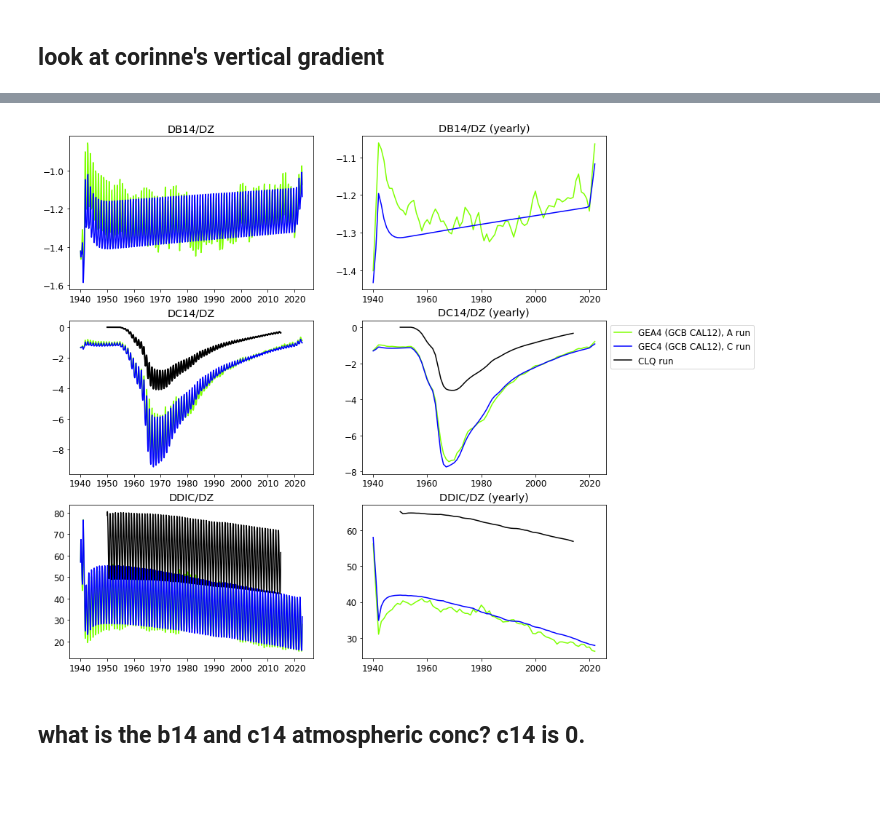
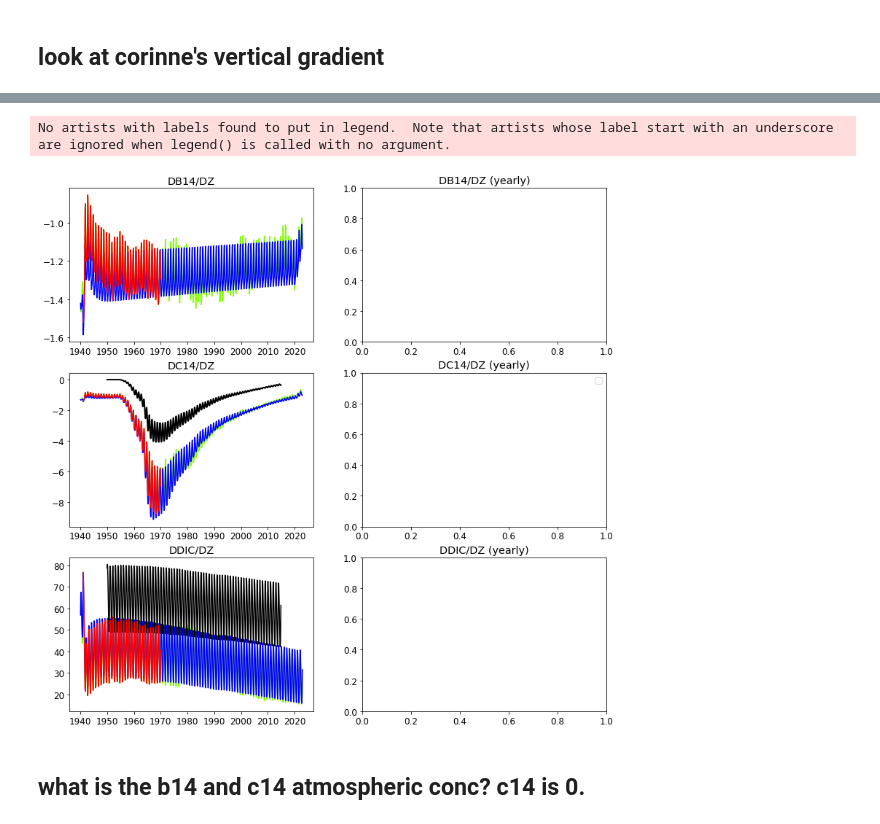
Before and after one commit to tjarnikova/C14, a Jupyter notebook: make_verticalgradient.ipynb, the cells around one changed output, grey strips where cells are left out. Cells and saved outputs as stored; diff of their text form; code cells hidden in the pictures; blank space fills up the shorter version.

```diff
--- a/make_verticalgradient.ipynb
+++ b/make_verticalgradient.ipynb
@@ -103,7 +105,7 @@ Text(0.5, 1.0, 'bomb c14 gradient in CLQ run')
 [figure]
 # %%
 
-extract = False
+extract = True
 
 if extract:
 
@@ -113,9 +115,9 @@ if extract:
     area_surface = tmesh.tmask[0,0,:,:] * tmesh.e1t[0,:,:] * tmesh.e2t[0,:,:]
     area_16 = tmesh.tmask[0,16,:,:] * tmesh.e1t[0,:,:] * tmesh.e2t[0,:,:]
 
-    yrst = 1960; yrend = 1970
+    yrst = 1941; yrend = 2024
     tr = 'GEC4'
-    trs = ['GEA4']#,'GEC4']#,'C405', 'C4C5']
+    trs = ['GEA6']#,'GEC4']#,'C405', 'C4C5']
     for tr in trs:
         for yr in range(yrst,yrend):
 
@@ -180,6 +221,4 @@ if extract:
 # %%
-extract = False
-
 if extract:
 
     tmeshf = '/gpfs/data/greenocean/software/resources/regrid/mesh_mask3_6.nc'
@@ -196,7 +235,7 @@ if extract:
 
     yrst = 1940; yrend = 2024
     #trs = ['GEC4']
-    trs = ['GEA4','GEC4']#,'C405', 'C4C5']
+    trs = ['GEA6',]#'GEA4','GEC4']#,'C405', 'C4C5']
     for tr in trs:
         for yr in range(yrst,yrend):
 
@@ -270,6 +327,8 @@ def make_yearlist(yrst, yrend,rnam):
     return ylist
 
 GEA4_c = xr.open_mfdataset(make_yearlist(1940,2022,'GEA4'))
+GEA5_c = xr.open_mfdataset(make_yearlist(1941,1969,'GEA5'))
+
 GEC4_c = xr.open_mfdataset(make_yearlist(1940,2022,'GEC4'))
 C4C5_c = xr.open_mfdataset(make_yearlist(1984,2022,'C4C5'))
 C405_c = xr.open_mfdataset(make_yearlist(1984,2022,'C405'))
@@ -290,52 +349,60 @@ axs[2].plot(times, GEA4_c.DC14DZ, label = 'GEA4 (GCB CAL12), A run', color = 'ch
 times = GEC4_c.indexes['time_counter'].to_datetimeindex()
 axs[2].plot(times, GEC4_c.DC14DZ, label = 'GEC4 (GCB CAL12), C run', color = 'b')
 
 axs[2].plot(CLQ_dc14dz.TIME_COUNTER,CLQ_dc14dz.DC14DZ, color = 'k', linewidth = 2)
 
 times = GEA4_c.indexes['time_counter'].to_datetimeindex()
 axs[4].plot(times, GEA4_c.DDICDZ*tf, label = 'GEA4 (GCB CAL12), A run', color = 'chartreuse')
 times = GEC4_c.indexes['time_counter'].to_datetimeindex()
 axs[4].plot(times, GEC4_c.DDICDZ*tf, label = 'GEC4 (GCB CAL12), C run', color = 'b')
 
 axs[4].plot(CLQ_dc14dz.TIME_COUNTER,\
             CLQ_dc14dz.DDICDZ*tf, color = 'k', label = 'CLQ,run')
 ###
 
-times = GEA4_c.time_counter.groupby('time_counter.year').mean().year
-axs[0+1].plot(times, GEA4_c.DB14DZ.groupby('time_counter.year').mean(), label = 'GEA4 (GCB CAL12), A run', color = 'chartreuse')
-times = GEC4_c.time_counter.groupby('time_counter.year').mean().year
-axs[0+1].plot(times, GEC4_c.DB14DZ.groupby('time_counter.year').mean(), label = 'GEC4 (GCB CAL12), C run', color = 'b')
+times = GEA5_c.indexes['time_counter'].to_datetimeindex()
+axs[0].plot(times, GEA5_c.DB14DZ, label = 'GEA5 (GCB CAL12), A run', color = 'r')
+times = GEA5_c.indexes['time_counter'].to_datetimeindex()
+axs[2].plot(times, GEA5_c.DC14DZ, label = 'GEA5 (GCB CAL12), A run', color = 'r')
+times = GEA5_c.indexes['time_counter'].to_datetimeindex()
+axs[4].plot(times, GEA5_c.DDICDZ*tf, label = 'GEA5 (GCB CAL12), A run', color = 'r')
+###
+# times = GEA4_c.time_counter.groupby('time_counter.year').mean().year
+# axs[0+1].plot(times, GEA4_c.DB14DZ.groupby('time_counter.year').mean(), label = 'GEA4 (GCB CAL12), A run', color = 'chartreuse')
+# times = GEC4_c.time_counter.groupby('time_counter.year').mean().year
+# axs[0+1].plot(times, GEC4_c.DB14DZ.groupby('time_counter.year').mean(), label = 'GEC4 (GCB CAL12), C run', color = 'b')
 
-axs[2].plot(CLQ_dc14dz.TIME_COUNTER,\
-            CLQ_dc14dz.DC14DZ, color = 'k', label = 'CLQ,run')
+# axs[2].plot(CLQ_dc14dz.TIME_COUNTER,\
+#             CLQ_dc14dz.DC14DZ, color = 'k', label = 'CLQ,run')
 
 
-times = GEA4_c.time_counter.groupby('time_counter.year').mean().year
-axs[2+1].plot(times, GEA4_c.DC14DZ.groupby('time_counter.year').mean(), label = 'GEA4 (GCB CAL12), A run', color = 'chartreuse')
-times = GEC4_c.time_counter.groupby('time_counter.year').mean().year
-axs[2+1].plot(times, GEC4_c.DC14DZ.groupby('time_counter.year').mean(), label = 'GEC4 (GCB CAL12), C run', color = 'b')
+# times = GEA4_c.time_counter.groupby('time_counter.year').mean().year
+# axs[2+1].plot(times, GEA4_c.DC14DZ.groupby('time_counter.year').mean(), label = 'GEA4 (GCB CAL12), A run', color = 'chartreuse')
+# times = GEC4_c.time_counter.groupby('time_counter.year').mean().year
+# axs[2+1].plot(times, GEC4_c.DC14DZ.groupby('time_counter.year').mean(), label = 'GEC4 (GCB CAL12), C run', color = 'b')
 
-axs[2+1].plot(CLQ_dc14dz.TIME_COUNTER.groupby('TIME_COUNTER.year').mean().year,\
-            CLQ_dc14dz.DC14DZ.groupby('TIME_COUNTER.year').mean(), color = 'k', label = 'CLQ run')
+# axs[2+1].plot(CLQ_dc14dz.TIME_COUNTER.groupby('TIME_COUNTER.year').mean().year,\
+#             CLQ_dc14dz.DC14DZ.groupby('TIME_COUNTER.year').mean(), color = 'k', label = 'CLQ run')
 
 
 
-times = GEA4_c.time_counter.groupby('time_counter.year').mean().year
-axs[4+1].plot(times, GEA4_c.DDICDZ.groupby('time_counter.year').mean()*tf, label = 'GEA4 (GCB CAL12), A run', color = 'chartreuse')
-times = GEC4_c.time_counter.groupby('time_counter.year').mean().year
-axs[4+1].plot(times, GEC4_c.DDICDZ.groupby('time_counter.year').mean()*tf, label = 'GEC4 (GCB CAL12), C run', color = 'b')
+# times = GEA4_c.time_counter.groupby('time_counter.year').mean().year
+# axs[4+1].plot(times, GEA4_c.DDICDZ.groupby('time_counter.year').mean()*tf, label = 'GEA4 (GCB CAL12), A run', color = 'chartreuse')
+# times = GEC4_c.time_counter.groupby('time_counter.year').mean().year
+# axs[4+1].plot(times, GEC4_c.DDICDZ.groupby('time_counter.year').mean()*tf, label = 'GEC4 (GCB CAL12), C run', color = 'b')
 
-axs[4+1].plot(CLQ_dc14dz.TIME_COUNTER.groupby('TIME_COUNTER.year').mean().year,\
-            CLQ_dc14dz.DDICDZ.groupby('TIME_COUNTER.year').mean()*tf, color = 'k', label = 'CLQ run')
+# axs[4+1].plot(CLQ_dc14dz.TIME_COUNTER.groupby('TIME_COUNTER.year').mean().year,\
+#             CLQ_dc14dz.DDICDZ.groupby('TIME_COUNTER.year').mean()*tf, color = 'k', label = 'CLQ run')
 
 
 axs[3].legend(bbox_to_anchor = [1,1])
 tits = ['DB14/DZ','DB14/DZ (yearly)','DC14/DZ','DC14/DZ (yearly)',\
        'DDIC/DZ','DDIC/DZ (yearly)']
 for i in range(0,6):
     axs[i].set_title(tits[i])
 # %% [output]
+No artists with labels found to put in legend.  Note that artists whose label start with an underscore are ignored when legend() is called with no argument.
-[figure, old version]
+[figure, new version]
 # %% [markdown]
 ## what is the b14 and c14 atmospheric conc? c14 is 0.
 # %%
```
Also changed, not shown: parts of 7 cells of this notebook, 1 other file.
